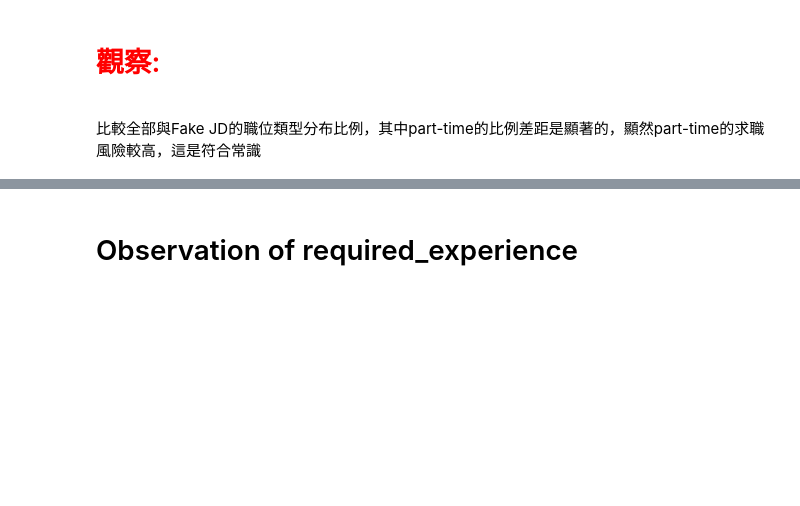
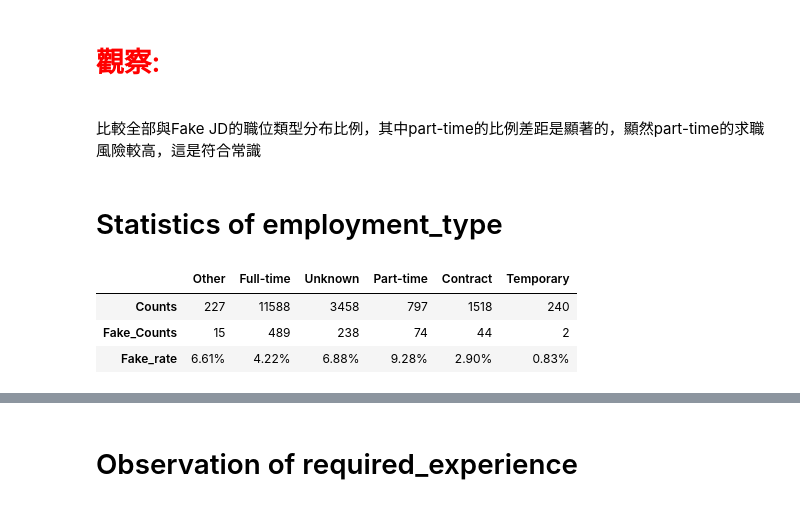
Before and after one commit to BillGuess/job_postings_analysis, a Jupyter notebook: job_postings_analysis.ipynb, the cells around one changed output, grey strips where cells are left out. Cells and saved outputs as stored; diff of their text form; code cells hidden in the pictures; blank space fills up the shorter version.

```diff
--- a/job_postings_analysis.ipynb
+++ b/job_postings_analysis.ipynb
@@ -420,3 +445,21 @@ plt.show()
 # %% [markdown]
 <h1 style="color:red;">觀察:</h1><br>
 比較全部與Fake JD的職位類型分布比例，其中part-time的比例差距是顯著的，顯然part-time的求職風險較高，這是符合常識<br>
+# %% [markdown]
+# Statistics of employment_type
+# %%
+# computing fake JD counts and rate for each employment_type
+employment_type_fake_counts = []
+for employment_type in employment_types:
+    data_filter = (job_data_df['employment_type'] == employment_type)&(job_data_df['fraudulent']== 1)
+    employment_type_fake_counts.append(len(job_data_df.loc[data_filter]['employment_type']))
+
+employment_type_fake_rate = ['{:0.2f}%'.format(100*fake/total) for total, fake in zip(employment_type_counts, employment_type_fake_counts)]
+
+display(pd.DataFrame([employment_type_counts, employment_type_fake_counts, employment_type_fake_rate],
+                     columns=employment_types, index=['Counts', 'Fake_Counts', 'Fake_rate']))
+# %% [output]
+|  | Other | Full-time | Unknown | Part-time | Contract | Temporary |
+| Counts | 227 | 11588 | 3458 | 797 | 1518 | 240 |
+| Fake_Counts | 15 | 489 | 238 | 74 | 44 | 2 |
+| Fake_rate | 6.61% | 4.22% | 6.88% | 9.28% | 2.90% | 0.83% |
```
Also changed, not shown: parts of 16 cells of this notebook.
